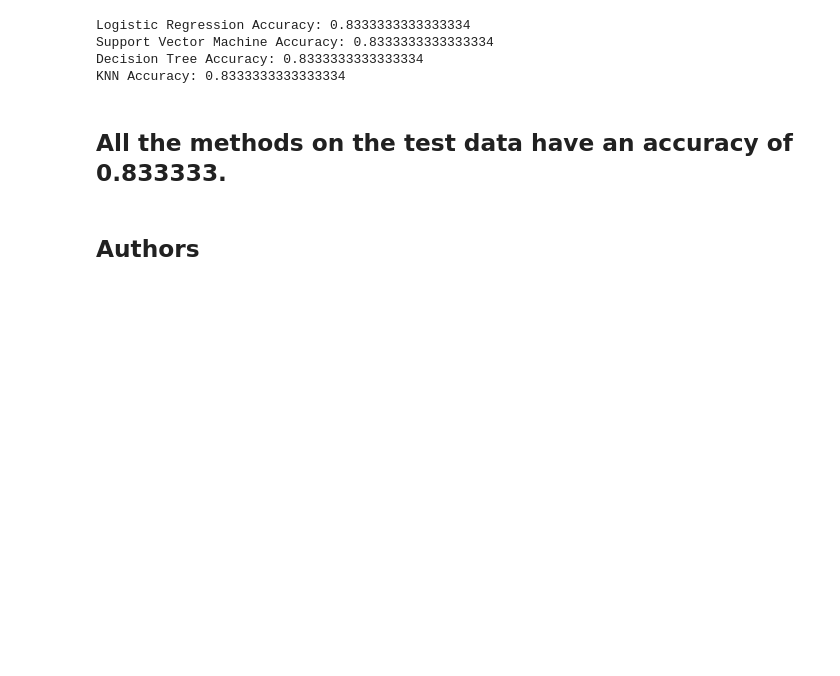
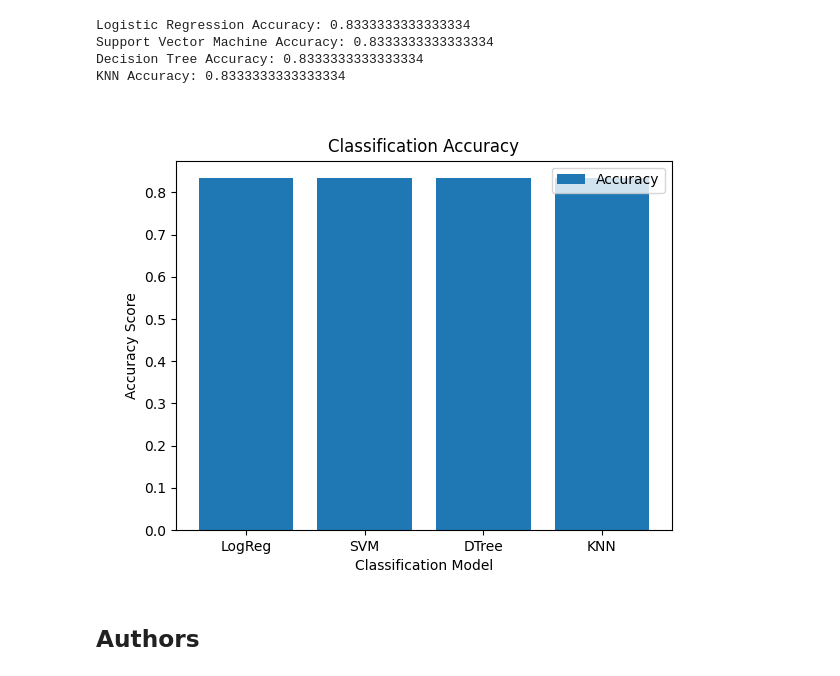
Before and after one commit to phil-lee675/IBMDS0720EN, a Jupyter notebook: Machine Learning Prediction.ipynb, the cells around one changed output. Cells and saved outputs as stored; diff of their text form; code cells hidden in the pictures; blank space fills up the shorter version.

Commit message:
Add files via upload
fix typo in tree confusion matrix
add bar plot for data visual comparison

```diff
--- a/Machine Learning Prediction.ipynb
+++ b/Machine Learning Prediction.ipynb
@@ -336,16 +336,28 @@ plot_confusion_matrix(Y_test,yhat)
 Find the method performs best:
 # %%
 print('Logistic Regression Accuracy:', logreg_cv.score(X_test, Y_test))
+logreg_score=logreg_cv.score(X_test, Y_test)
 print( 'Support Vector Machine Accuracy:', svm_cv.score(X_test, Y_test))
+svm_score=svm_cv.score(X_test, Y_test)
 print('Decision Tree Accuracy:', tree_cv.score(X_test, Y_test))
+tree_score=tree_cv.score(X_test, Y_test)
 print('KNN Accuracy:', knn_cv.score(X_test, Y_test))
+knn_score=knn_cv.score(X_test, Y_test)
 # %% [output]
 Logistic Regression Accuracy: 0.8333333333333334
 Support Vector Machine Accuracy: 0.8333333333333334
 Decision Tree Accuracy: 0.8333333333333334
 KNN Accuracy: 0.8333333333333334
-# %% [markdown]
-## All the methods on the test data have an accuracy of 0.833333.
+# %%
+plt.bar(['LogReg','SVM','DTree','KNN'],[logreg_score,svm_score,tree_score,knn_score], label="Accuracy")
+plt.legend()
+plt.xlabel('Classification Model')
+plt.ylabel('Accuracy Score')
+plt.title('Classification Accuracy')
+
+plt.show()
+# %% [output]
+[figure, added]
 # %% [markdown]
 ## Authors
 # %% [markdown]
```
Also changed, not shown: parts of 2 cells of this notebook.
